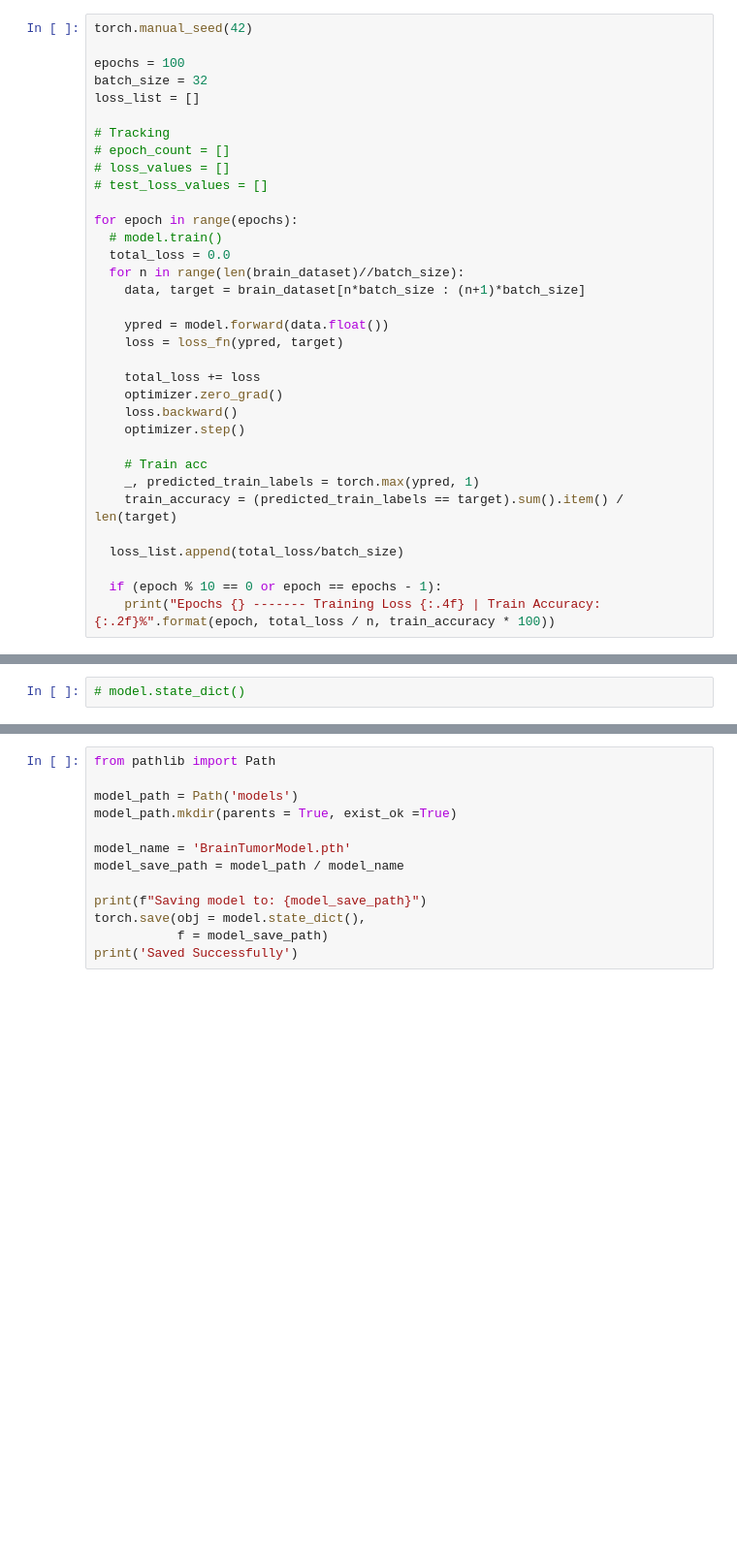
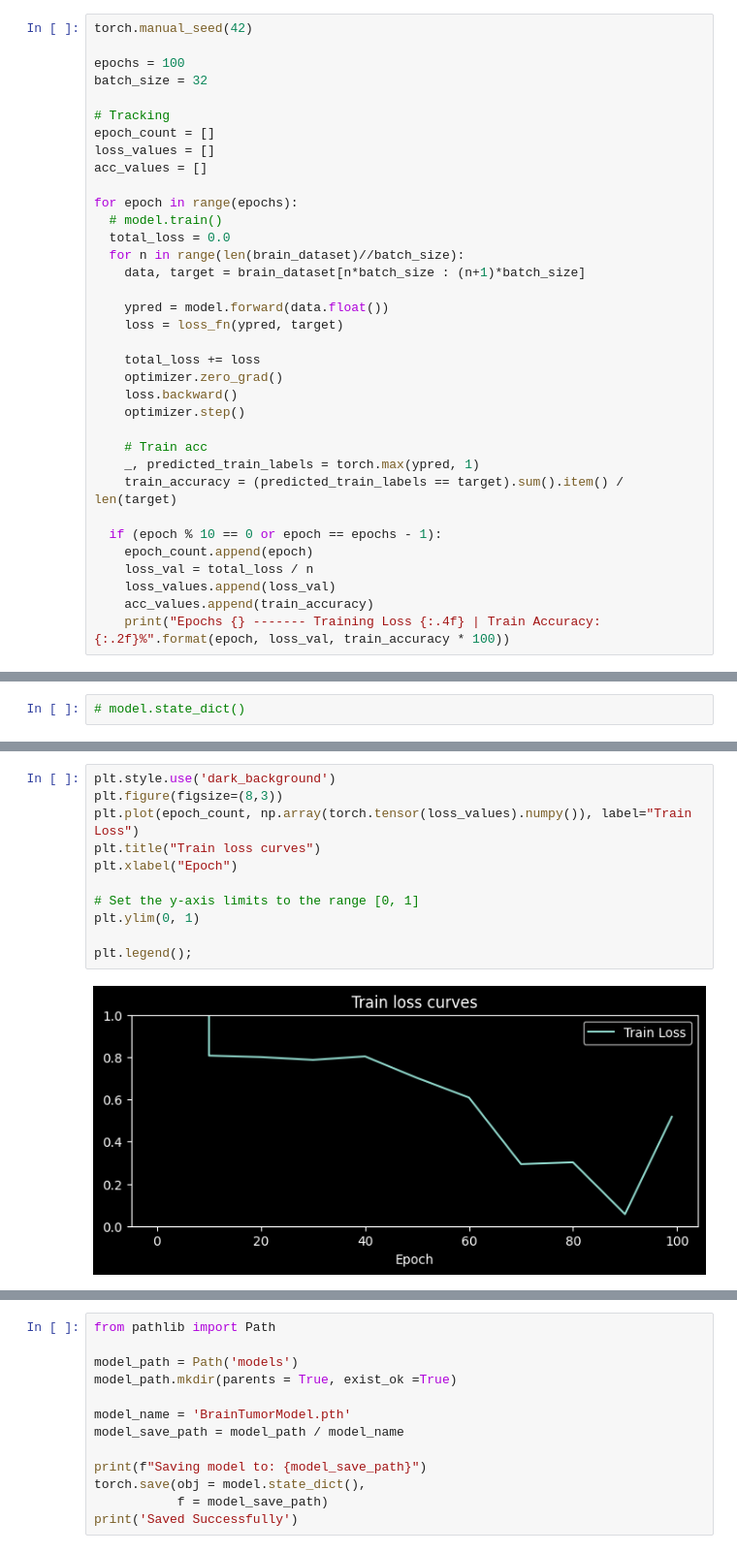
Before and after one commit to LuluW8071/Brain-Tumor-Detection, a Jupyter notebook: model.ipynb, the cells around one changed output, grey strips where cells are left out. Shown at 97% size. Drawn from its saved outputs; the diff is of its cells as text; blank space fills up the shorter version.

```diff
--- a/model.ipynb
+++ b/model.ipynb
@@ -180,12 +181,11 @@ torch.manual_seed(42)
 
 epochs = 100
 batch_size = 32
-loss_list = []
 
 # Tracking
-# epoch_count = []
-# loss_values = []
-# test_loss_values = []
+epoch_count = []
+loss_values = []
+acc_values = []
 
 for epoch in range(epochs):
   # model.train()
@@ -205,8 +205,10 @@ for epoch in range(epochs):
     _, predicted_train_labels = torch.max(ypred, 1)
     train_accuracy = (predicted_train_labels == target).sum().item() / len(target)
 
-  loss_list.append(total_loss/batch_size)
-
   if (epoch % 10 == 0 or epoch == epochs - 1):
-    print("Epochs {} ------- Training Loss {:.4f} | Train Accuracy: {:.2f}%".format(epoch, total_loss / n, train_accuracy * 100))
+    epoch_count.append(epoch)
+    loss_val = total_loss / n
+    loss_values.append(loss_val)
+    acc_values.append(train_accuracy)
+    print("Epochs {} ------- Training Loss {:.4f} | Train Accuracy: {:.2f}%".format(epoch, loss_val, train_accuracy * 100))
 # %% [output]
@@ -227,0 +232,13 @@ Epochs 99 ------- Training Loss 0.0597 | Train Accuracy: 100.00%
+# %%
+plt.style.use('dark_background')
+plt.figure(figsize=(8,3))
+plt.plot(epoch_count, np.array(torch.tensor(loss_values).numpy()), label="Train Loss")
+plt.title("Train loss curves")
+plt.xlabel("Epoch")
+
+# Set the y-axis limits to the range [0, 1]
+plt.ylim(0, 1)
+
+plt.legend();
+# %% [output]
+[figure, added]
```
Also changed, not shown: parts of 12 cells of this notebook.
